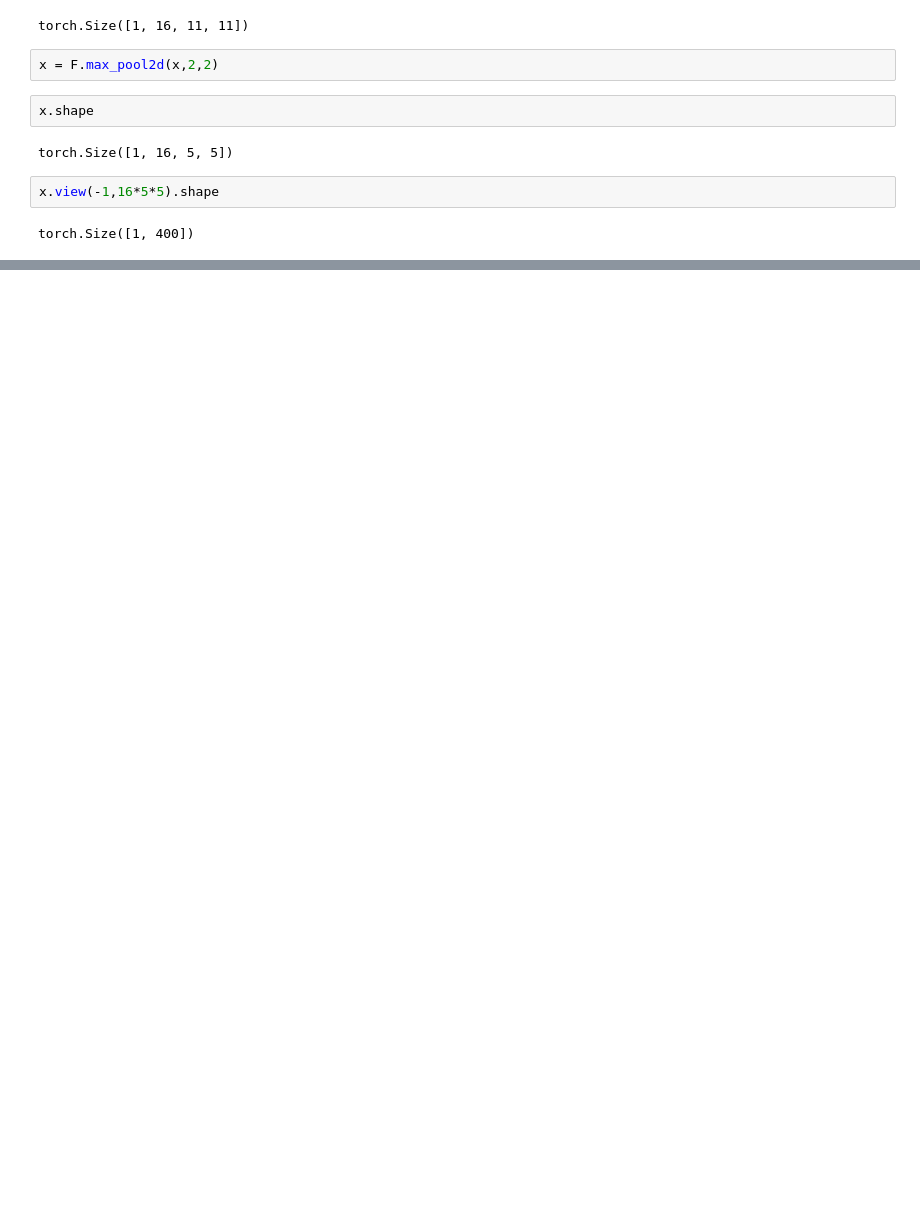
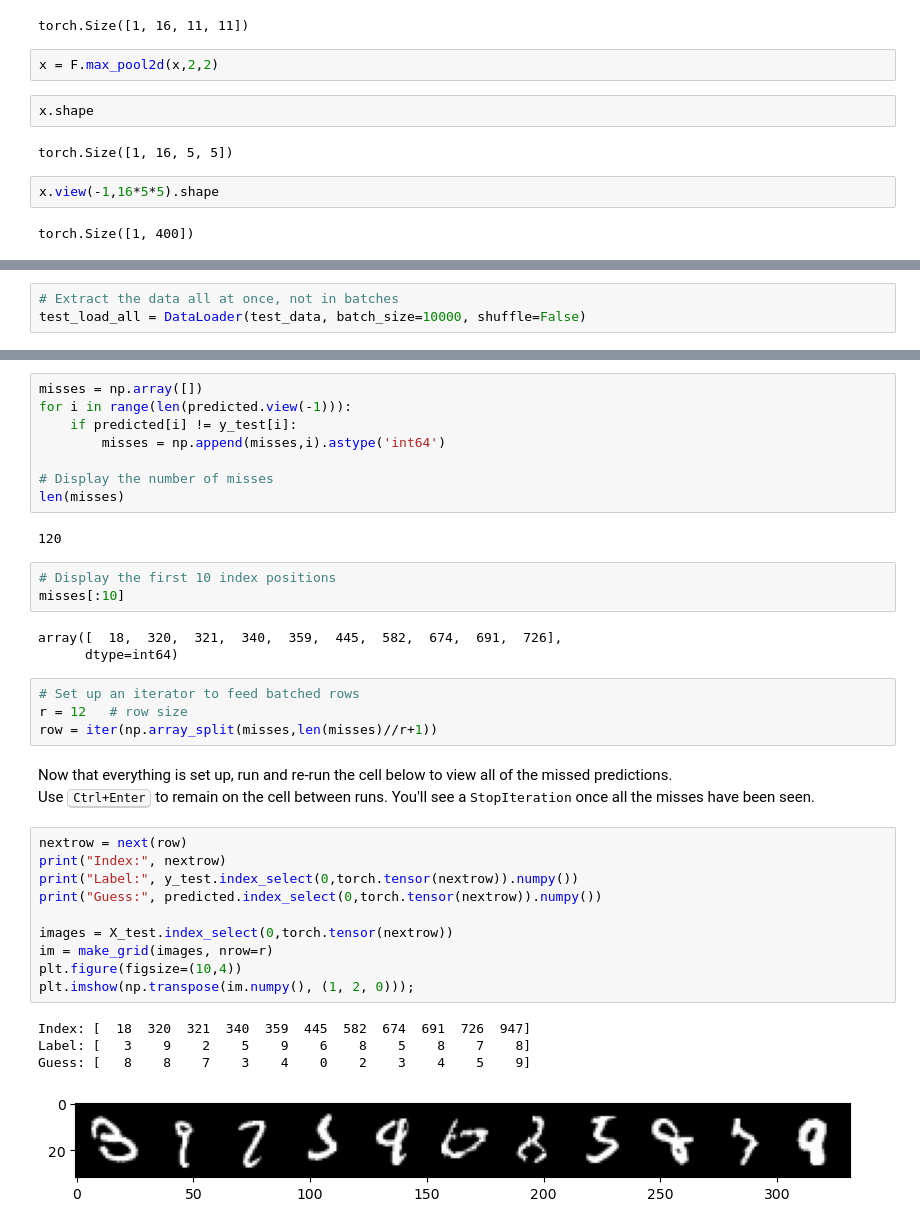
Before and after one commit to cmurray4492/PythonProjects, a Jupyter notebook: Machine_Learning/PyTorch/PyTorch_CNN_Msint_Dataset.ipynb, the cells around one changed output, grey strips where cells are left out. Drawn from its saved outputs; the diff is of its cells as text; blank space fills up the shorter version.

```diff
--- a/Machine_Learning/PyTorch/PyTorch_CNN_Msint_Dataset.ipynb
+++ b/Machine_Learning/PyTorch/PyTorch_CNN_Msint_Dataset.ipynb
@@ -81,0 +223,3 @@ torch.Size([1, 400])
+# %%
+# Extract the data all at once, not in batches
+test_load_all = DataLoader(test_data, batch_size=10000, shuffle=False)
@@ -81,0 +264,38 @@ torch.Size([1, 400])
+# %%
+misses = np.array([])
+for i in range(len(predicted.view(-1))):
+    if predicted[i] != y_test[i]:
+        misses = np.append(misses,i).astype('int64')
+
+# Display the number of misses
+len(misses)
+# %% [output]
+120
+# %%
+# Display the first 10 index positions
+misses[:10]
+# %% [output]
+array([  18,  320,  321,  340,  359,  445,  582,  674,  691,  726],
+      dtype=int64)
+# %%
+# Set up an iterator to feed batched rows
+r = 12   # row size
+row = iter(np.array_split(misses,len(misses)//r+1))
+# %% [markdown]
+Now that everything is set up, run and re-run the cell below to view all of the missed predictions.<br>
+Use <kbd>Ctrl+Enter</kbd> to remain on the cell between runs. You'll see a <tt>StopIteration</tt> once all the misses have been seen.
+# %%
+nextrow = next(row)
+print("Index:", nextrow)
+print("Label:", y_test.index_select(0,torch.tensor(nextrow)).numpy())
+print("Guess:", predicted.index_select(0,torch.tensor(nextrow)).numpy())
+
+images = X_test.index_select(0,torch.tensor(nextrow))
+im = make_grid(images, nrow=r)
+plt.figure(figsize=(10,4))
+plt.imshow(np.transpose(im.numpy(), (1, 2, 0)));
+# %% [output]
+Index: [  18  320  321  340  359  445  582  674  691  726  947]
+Label: [   3    9    2    5    9    6    8    5    8    7    8]
+Guess: [   8    8    7    3    4    0    2    3    4    5    9]
+[figure, added]
```
Also changed, not shown: parts of 20 cells of this notebook, 1 other file.
